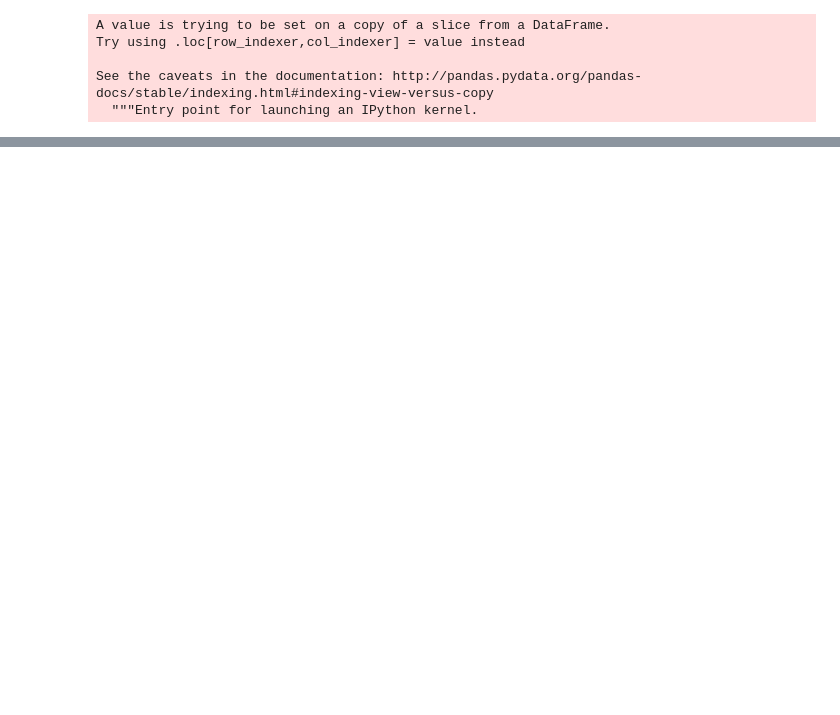
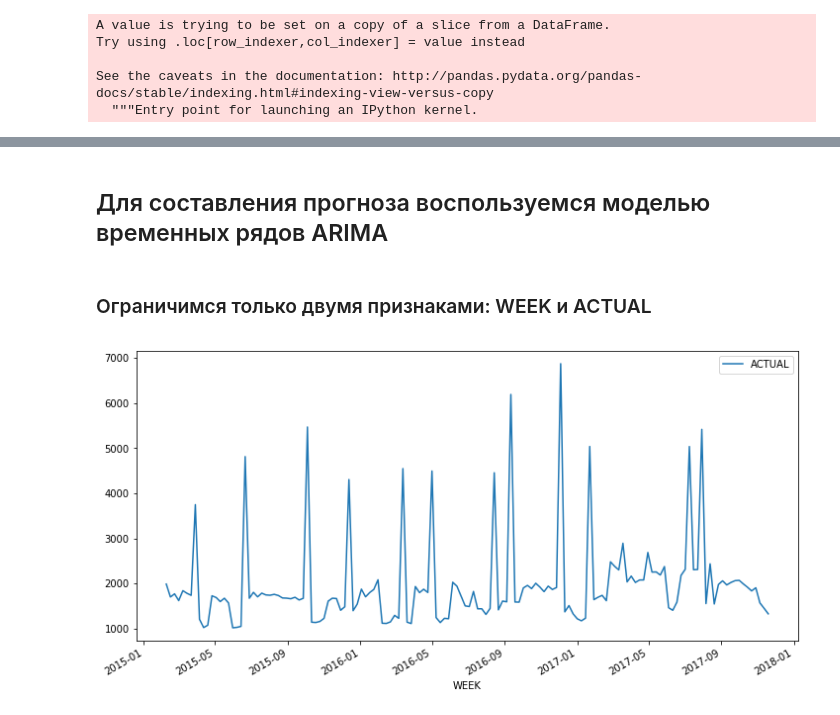
Before and after one commit to antonlagunov1623/ITechArt_lab, a Jupyter notebook: task1.ipynb, the cells around one changed output, grey strips where cells are left out. Saved outputs shown, nothing was run; the diff lists cells and outputs as text; code cells hidden in the pictures; blank space fills up the shorter version.

```diff
--- a/task1.ipynb
+++ b/task1.ipynb
@@ -456,0 +285,25 @@ sm.tsa.adfuller(diff_item)
+# %%
+for w in weeks:
+    s = 0
+    promo = 0
+    for i in indexes:
+        if first_item.at[i, 'WEEK']==w:
+            s=s+first_item.at[i, 'ACTUAL']
+            if first_item.at[i, 'PROMO']==1:
+                promo = 1
+    sums.append(s)
+    promos.append(promo)
+# %%
+first_item1 = pd.DataFrame({'WEEK': weeks, 'ACTUAL': sums, 'PROMO': promos})
+# %% [markdown]
+## Для составления прогноза воспользуемся моделью временных рядов ARIMA
+# %% [markdown]
+### Ограничимся только двумя признаками: WEEK и ACTUAL
+# %%
+first = first_item1[['WEEK', 'ACTUAL']].copy()
+# %%
+first.set_index('WEEK', inplace=True)
+# %%
+first.plot(figsize=(12, 6));
+# %% [output]
+[figure, added]
```
Also changed, not shown: parts of 85 cells of this notebook.
